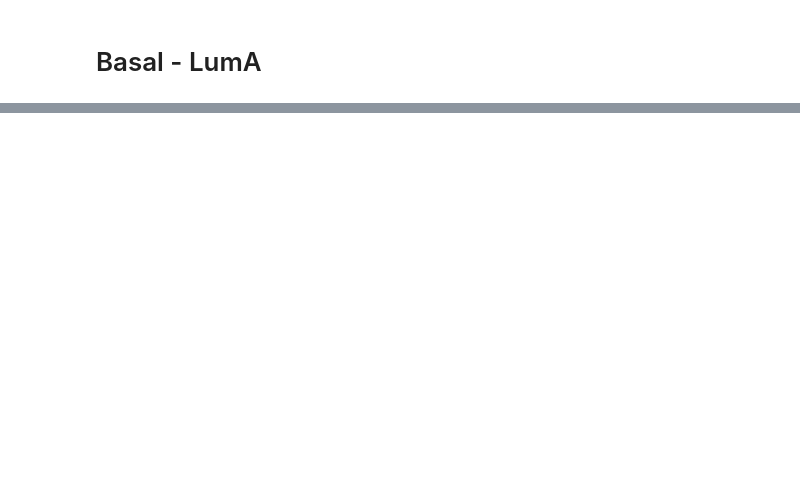
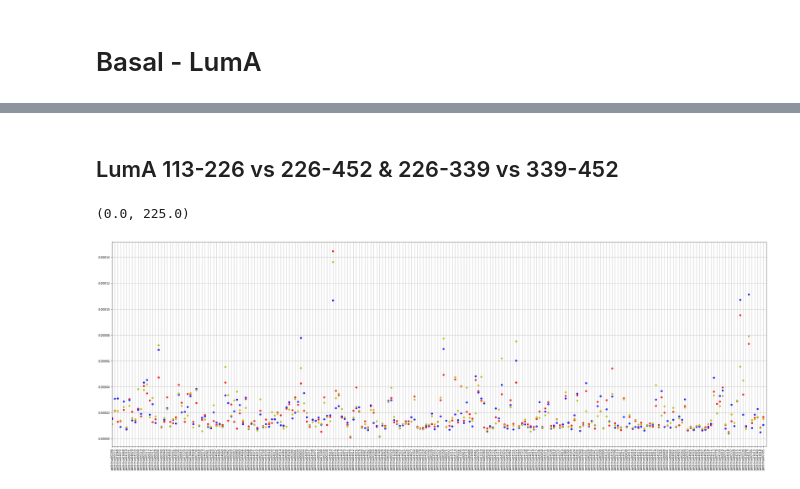
Before and after one commit to josura/GNN-metapathways, a Jupyter notebook: Inference.ipynb, the cells around one changed output, grey strips where cells are left out. Saved outputs shown, nothing was run; the diff lists cells and outputs as text; code cells hidden in the pictures; blank space fills up the shorter version.

```diff
--- a/Inference.ipynb
+++ b/Inference.ipynb
@@ -175,0 +260,19 @@ plt.xlim([0,225])
+# %% [markdown]
+## LumA 113-226 vs 226-452 & 226-339 vs 339-452
+# %%
+ys = [pdDistanceLumA23["distances"],
+      pdDistanceLumA24["distances"],
+      pdDistanceLumA34["distances"]]
+
+colors = itertools.cycle(["r", "b", "y"])
+fig = plt.figure(figsize=[32,10])
+ax=fig.add_axes([0,0,1,1])
+for y in ys:
+    ax.scatter(pdDistanceControlLumA["id"], y, color=next(colors))
+ax.grid(which="both")
+plt.xticks(pdDistanceControlLumA["id"])
+ax.set_xticklabels(basalEmbeddingsWithIdFiltered["pathway_id"], rotation=90)
+plt.xlim([0,225])
+# %% [output]
+(0.0, 225.0)
+[figure, added]
```
Also changed, not shown: parts of 14 cells of this notebook.
